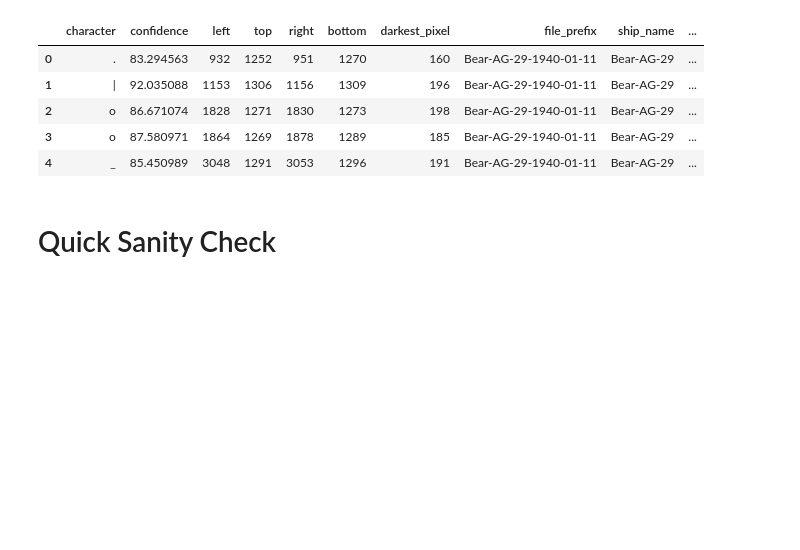
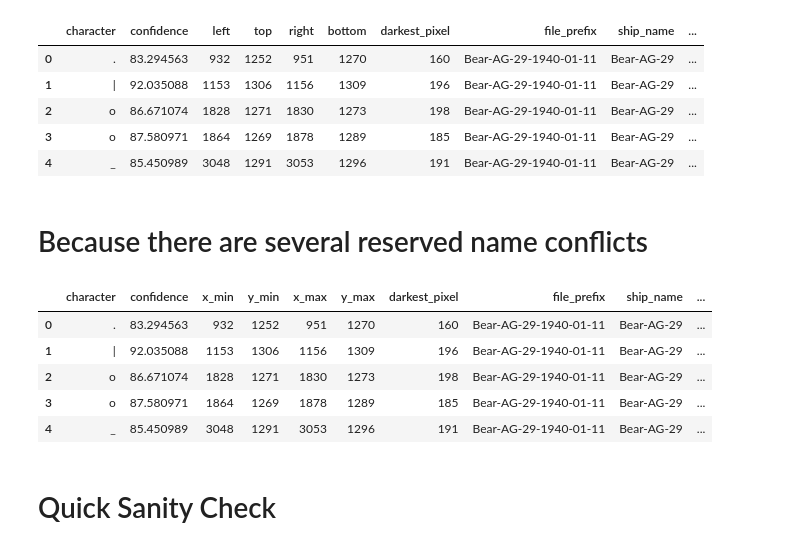
Before and after one commit to ggdhines/historical-transcriptions, a Jupyter notebook: notebooks/ocr followup.ipynb, the cells around one changed output. Cells and saved outputs as stored; diff of their text form; code cells hidden in the pictures; blank space fills up the shorter version.

```diff
--- a/notebooks/ocr followup.ipynb
+++ b/notebooks/ocr followup.ipynb
@@ -100,6 +101,18 @@ Bear-AG-29-1940-01-49_ocr_ready.png
 | 2 | o | 86.671074 | 1828 | 1271 | 1830 | 1273 | 198 | Bear-AG-29-1940-01-11 | Bear-AG-29 | ... |
 | 3 | o | 87.580971 | 1864 | 1269 | 1878 | 1289 | 185 | Bear-AG-29-1940-01-11 | Bear-AG-29 | ... |
 | 4 | _ | 85.450989 | 3048 | 1291 | 3053 | 1296 | 191 | Bear-AG-29-1940-01-11 | Bear-AG-29 | ... |
+# %% [markdown]
+# Because there are several reserved name conflicts
+# %%
+tile_df = tile_df.rename(columns={"top":"y_min","bottom":"y_max","left":"x_min","right":"x_max"})
+tile_df.head()
+# %% [output]
+|  | character | confidence | x_min | y_min | x_max | y_max | darkest_pixel | file_prefix | ship_name | ... |
+| 0 | . | 83.294563 | 932 | 1252 | 951 | 1270 | 160 | Bear-AG-29-1940-01-11 | Bear-AG-29 | ... |
+| 1 | | | 92.035088 | 1153 | 1306 | 1156 | 1309 | 196 | Bear-AG-29-1940-01-11 | Bear-AG-29 | ... |
+| 2 | o | 86.671074 | 1828 | 1271 | 1830 | 1273 | 198 | Bear-AG-29-1940-01-11 | Bear-AG-29 | ... |
+| 3 | o | 87.580971 | 1864 | 1269 | 1878 | 1289 | 185 | Bear-AG-29-1940-01-11 | Bear-AG-29 | ... |
+| 4 | _ | 85.450989 | 3048 | 1291 | 3053 | 1296 | 191 | Bear-AG-29-1940-01-11 | Bear-AG-29 | ... |
 # %% [markdown]
 # Quick Sanity Check
 # %%
```
Also changed, not shown: parts of 12 cells of this notebook.
